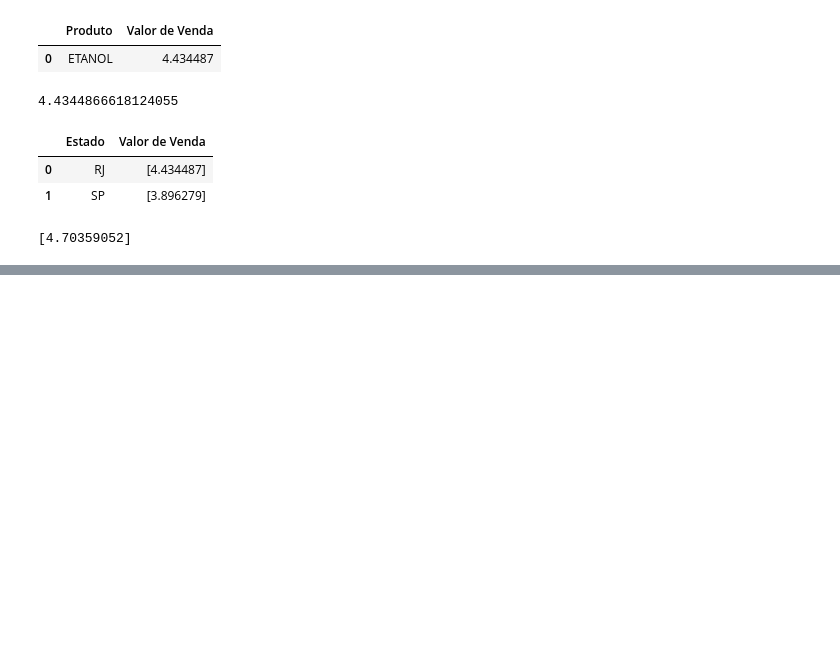
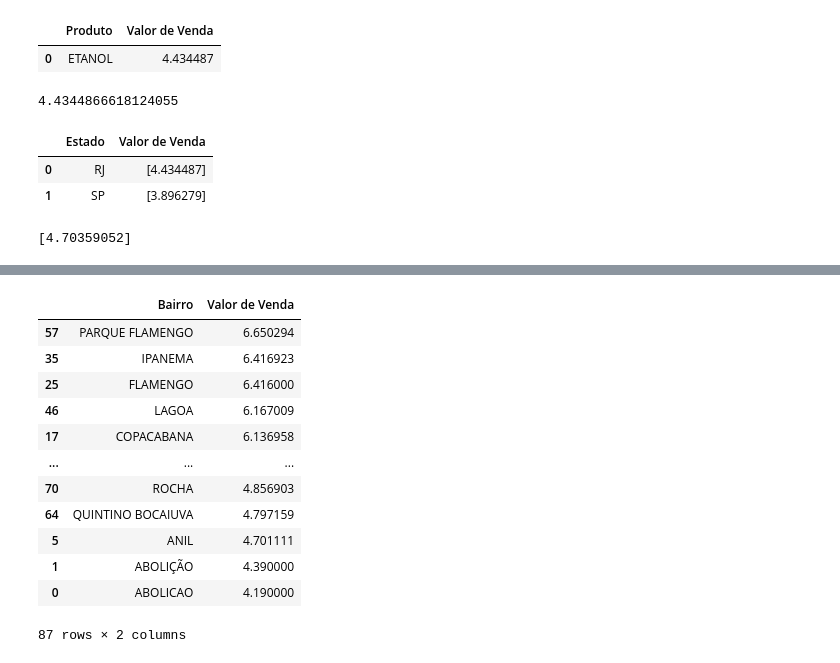
Before and after one commit to RafaelCruz660/UC2_Senac_dados, a Jupyter notebook: Precos_Combustivel_Brasil.ipynb, the cells around one changed output, grey strips where cells are left out. Cells and saved outputs as stored; diff of their text form; code cells hidden in the pictures; blank space fills up the shorter version.

```diff
--- a/Precos_Combustivel_Brasil.ipynb
+++ b/Precos_Combustivel_Brasil.ipynb
@@ -212,0 +234,17 @@ print(limite_superior)
+# %%
+df_gasolinastoc_bairro = df_rj2.groupby('Bairro')['Valor de Venda'].mean().reset_index().sort_values(by='Valor de Venda', ascending=False)
+df_gasolinastoc_bairro
+# %% [output]
+|  | Bairro | Valor de Venda |
+| 57 | PARQUE FLAMENGO | 6.650294 |
+| 35 | IPANEMA | 6.416923 |
+| 25 | FLAMENGO | 6.416000 |
+| 46 | LAGOA | 6.167009 |
+| 17 | COPACABANA | 6.136958 |
+| ... | ... | ... |
+| 70 | ROCHA | 4.856903 |
+| 64 | QUINTINO BOCAIUVA | 4.797159 |
+| 5 | ANIL | 4.701111 |
+| 1 | ABOLIÇÃO | 4.390000 |
+| 0 | ABOLICAO | 4.190000 |
+87 rows × 2 columns
```
Also changed, not shown: parts of 8 cells of this notebook.
